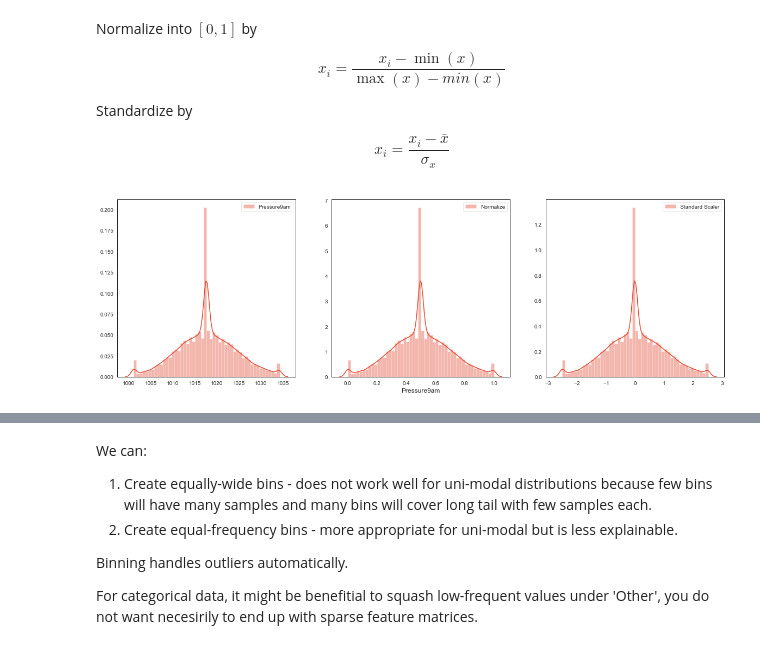
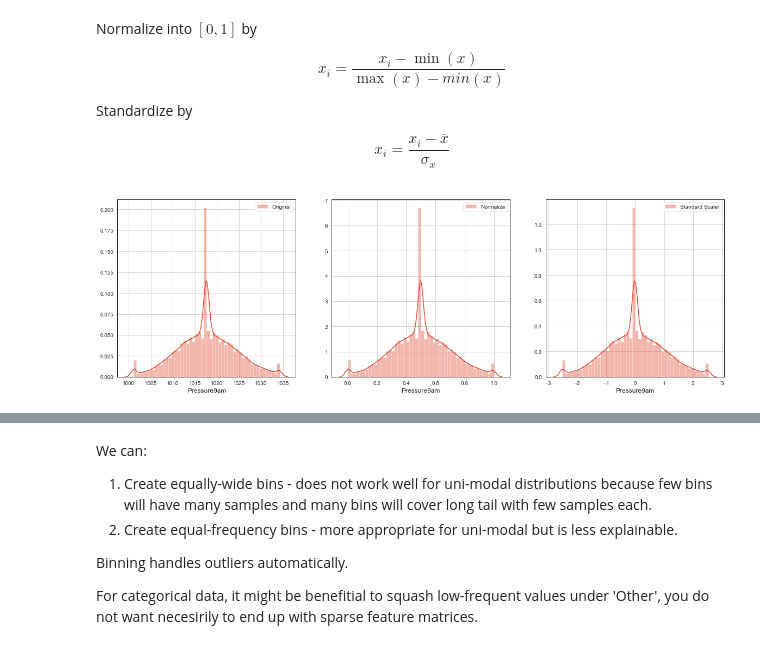
Before and after one commit to avast/machine-learning-python, a Jupyter notebook: imlp_1_data.ipynb, the cells around one changed output, grey strips where cells are left out. Saved outputs shown, nothing was run; the diff lists cells and outputs as text; code cells hidden in the pictures.

```diff
--- a/imlp_1_data.ipynb
+++ b/imlp_1_data.ipynb
@@ -61,8 +61,7 @@ warnings.filterwarnings('ignore')
 # Visualization details
 mpl.style.use('ggplot')
 sns.set_style('white')
-pylab.rcParams['figure.figsize'] = 15,7
-# pylab.rcParams['font.size'] = 18
+mpl.rcParams['figure.figsize'] = 15,7
 # %% [markdown]
 <a id="load"></a>
 ## Load and Get to Know Your Data
@@ -230,7 +241,7 @@ d.describe()
 | max | 145.000000 | 36.854485 | 10.268111 | 9.979255 | 101.972299 | 100.000000 | 1.000000 | 1.000000 | ... |
 # %%
 # replace imputed columns including indicators
-cols_wo_rt = [c for c in cols if 'RainToday' not in c]
-df.drop(cols_wo_rt, axis=1, inplace=True)
-cols_wo_rt = cols_wo_rt + [f'{c}_missing' for c in cols if 'RainToday' not in c]
-df = pd.concat([df, d[cols_wo_rt]], axis=1)
+# cols_wo_rt = [c for c in cols if 'RainToday' not in c]
+# df.drop(cols_wo_rt, axis=1, inplace=True)
+# cols_wo_rt = cols_wo_rt + [f'{c}_missing' for c in cols if 'RainToday' not in c]
+# df = pd.concat([df, d[cols_wo_rt]], axis=1)
@@ -404,7 +413,7 @@ def agg_rain_days(x):
 
 def rolling_feature(d, by, on, val, window, name, agg_fce):
     cs = [by, on]
-    r = d.sort_values(cs).groupby(by).rolling(window, on=on, min_period=1)
+    r = d.sort_values(cs).groupby(by).rolling(window, on=on, min_periods=1)
 
     agg = r.apply(agg_fce, raw=True)
     agg[name] = agg[val] # agg has aggregated values in column val
@@ -436,5 +445,8 @@ d.reset_index(inplace=True)
 d = d.merge(dsrw, on=['Id', 'Location'])
 d = d.merge(rdw, on=['Id', 'Location'])
 
-d[['Date', 'Location', 'DaysSinceRainWeek', 'RainDaysWeek']].tail()
+d['NoRainWeek'] = d['DaysSinceRainWeek'].map(lambda l: 1 if l == 20 else 0)
+d['DaysSinceRainWeek'] = d['DaysSinceRainWeek'].replace({20: 0})
+
+d[(d.Location == 'Melbourne')][['Date', 'Location', 'RainToday', 'DaysSinceRainWeek', 'NoRainWeek', 'RainDaysWeek']].head(10)
 # %% [output]
@@ -690,21 +705,22 @@ $$ x_i = \frac{x_i - \bar{x}}{\sigma_x}$$
 # %%
 # examples of normalization
 
 from sklearn.preprocessing import StandardScaler, normalize
 
 d = df['Pressure9am'].dropna()
 ds = StandardScaler().fit_transform(d.values.reshape(-1, 1))
+dn = (d - d.min()) / (d.max() - d.min())
 
 fig, ax = plt.subplots(nrows=1, ncols=3, figsize=(20, 6));
-sns.distplot(d, ax=ax[0], label='Pressure9am');
+sns.distplot(d, ax=ax[0], label='Original');
 sns.distplot(dn, ax=ax[1], label='Normalize');
 sns.distplot(ds[:,0], ax=ax[2], label='Standard Scaler');
-ax[0].legend();
-ax[1].legend();
-ax[2].legend();
-ax[0].set_xlabel('');
+for i in range(len(ax)):
+    ax[i].legend();
+    ax[i].grid()
+    ax[i].set_xlabel('Pressure9am');
 # %% [output]
-[figure, old version]
+[figure, new version]
 # %% [markdown]
 ### Binning
 
```
Also changed, not shown: parts of 38 cells of this notebook, 5 other files.
